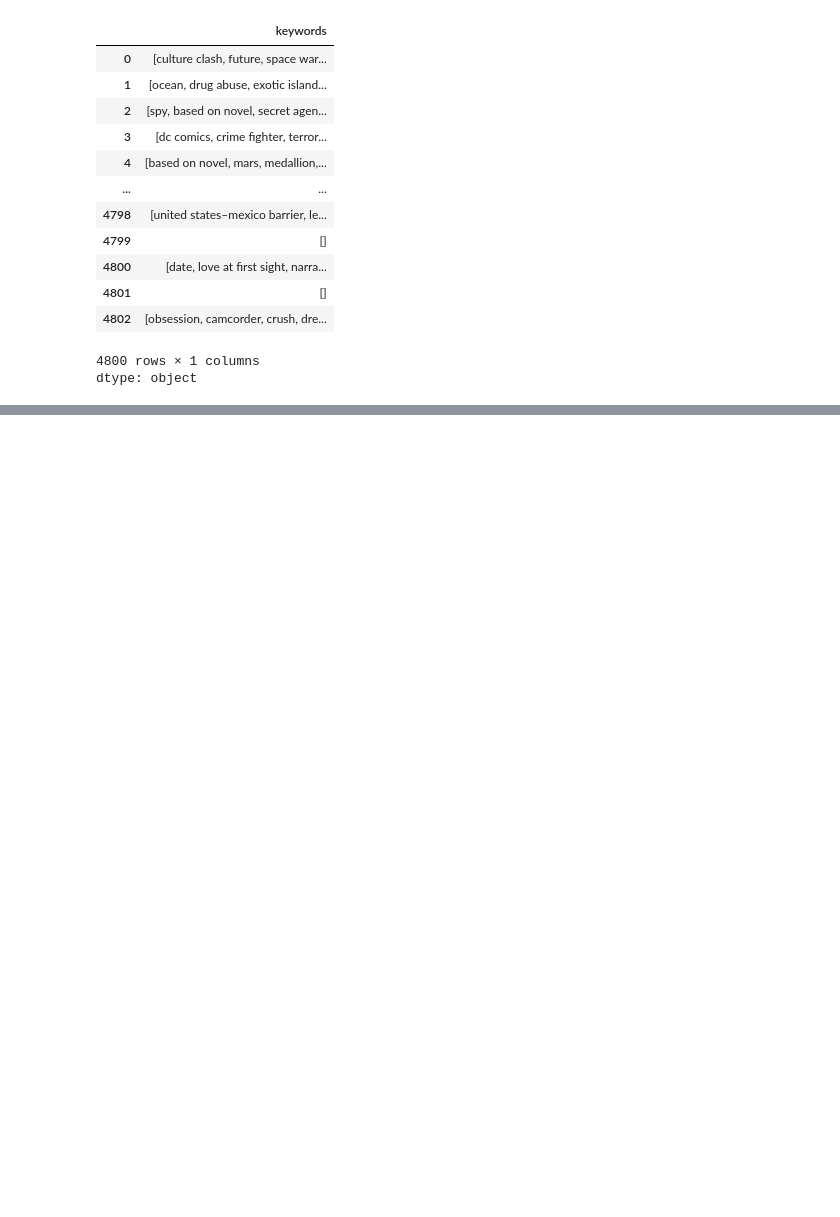
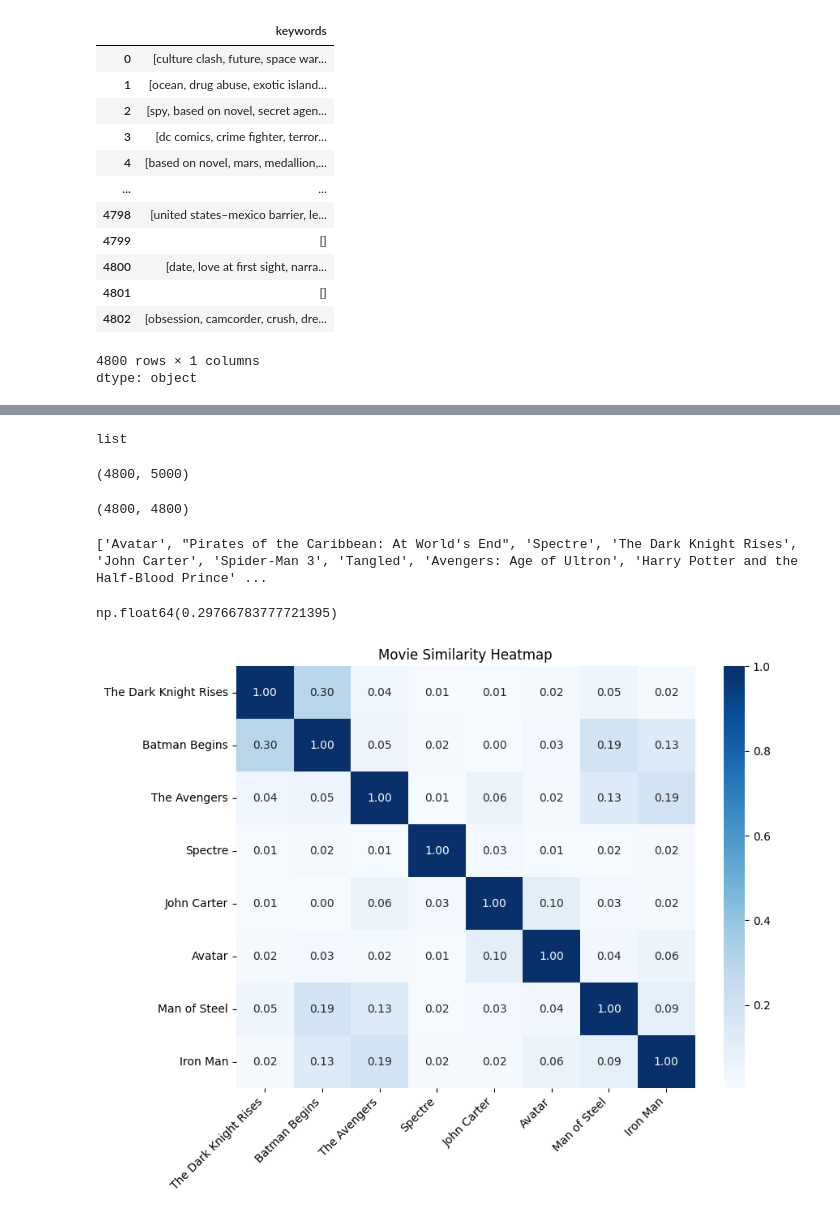
Before and after one commit to AayushAswal27/movie-recommender-system, a Jupyter notebook: movie_recommender.ipynb, the cells around one changed output, grey strips where cells are left out. Drawn from its saved outputs; the diff is of its cells as text; code cells hidden in the pictures; blank space fills up the shorter version.

Commit message:
TF-IDF vectorization, similarity heatmap

```diff
--- a/movie_recommender.ipynb
+++ b/movie_recommender.ipynb
@@ -120,0 +162,57 @@ df['keywords'] = df['keywords'].apply(remove_spaces)
+# %%
+type(df.iloc[0]['overview'])
+# %% [output]
+list
+# %%
+from sklearn.feature_extraction.text import TfidfVectorizer
+
+tfidf = TfidfVectorizer(max_features=5000, stop_words='english')
+vectors = tfidf.fit_transform(new_df['tags']).toarray()
+# %%
+vectors.shape
+# %% [output]
+(4800, 5000)
+# %%
+from sklearn.metrics.pairwise import cosine_similarity
+
+similarity = cosine_similarity(vectors)
+similarity.shape
+# %% [output]
+(4800, 4800)
+# %%
+titles = new_df['title'].unique().tolist()
+print(titles)
+# %% [output]
+['Avatar', "Pirates of the Caribbean: At World's End", 'Spectre', 'The Dark Knight Rises', 'John Carter', 'Spider-Man 3', 'Tangled', 'Avengers: Age of Ultron', 'Harry Potter and the Half-Blood Prince' ...
+# %%
+def similarity_score(movie1, movie2):
+    i = new_df[new_df['title'] == movie1].index[0]
+    j = new_df[new_df['title'] == movie2].index[0]
+    return similarity[i][j]
+
+similarity_score('The Dark Knight Rises', 'Batman Begins')
+# %% [output]
+np.float64(0.29766783777721395)
+# %%
+import seaborn as sns
+import matplotlib.pyplot as plt
+import numpy as np
+
+movies = ['The Dark Knight Rises', 'Batman Begins', 'The Avengers',
+          'Spectre', 'John Carter', 'Avatar', 'Man of Steel', 'Iron Man']
+
+# get the index of each chosen movie
+idx = [new_df[new_df['title'] == m].index[0] for m in movies]
+
+# build the small similarity sub-matrix
+sub = similarity[np.ix_(idx, idx)]
+
+plt.figure(figsize=(9, 7))
+sns.heatmap(sub, annot=True, fmt='.2f', cmap='Blues',
+            xticklabels=movies, yticklabels=movies)
+plt.title('Movie Similarity Heatmap')
+plt.xticks(rotation=45, ha='right')
+plt.tight_layout()
+plt.show()
+# %% [output]
+[figure, added]
```
Also changed, not shown: parts of 5 cells of this notebook.
